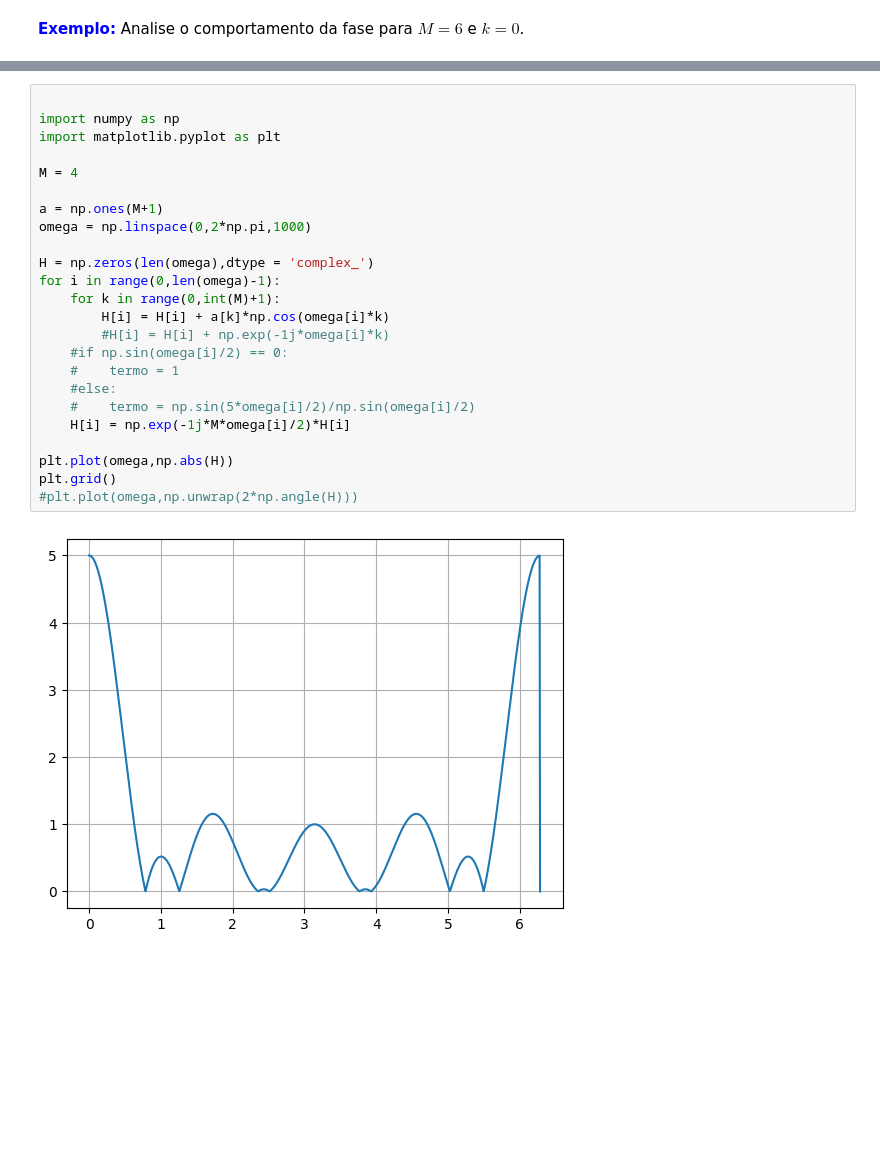
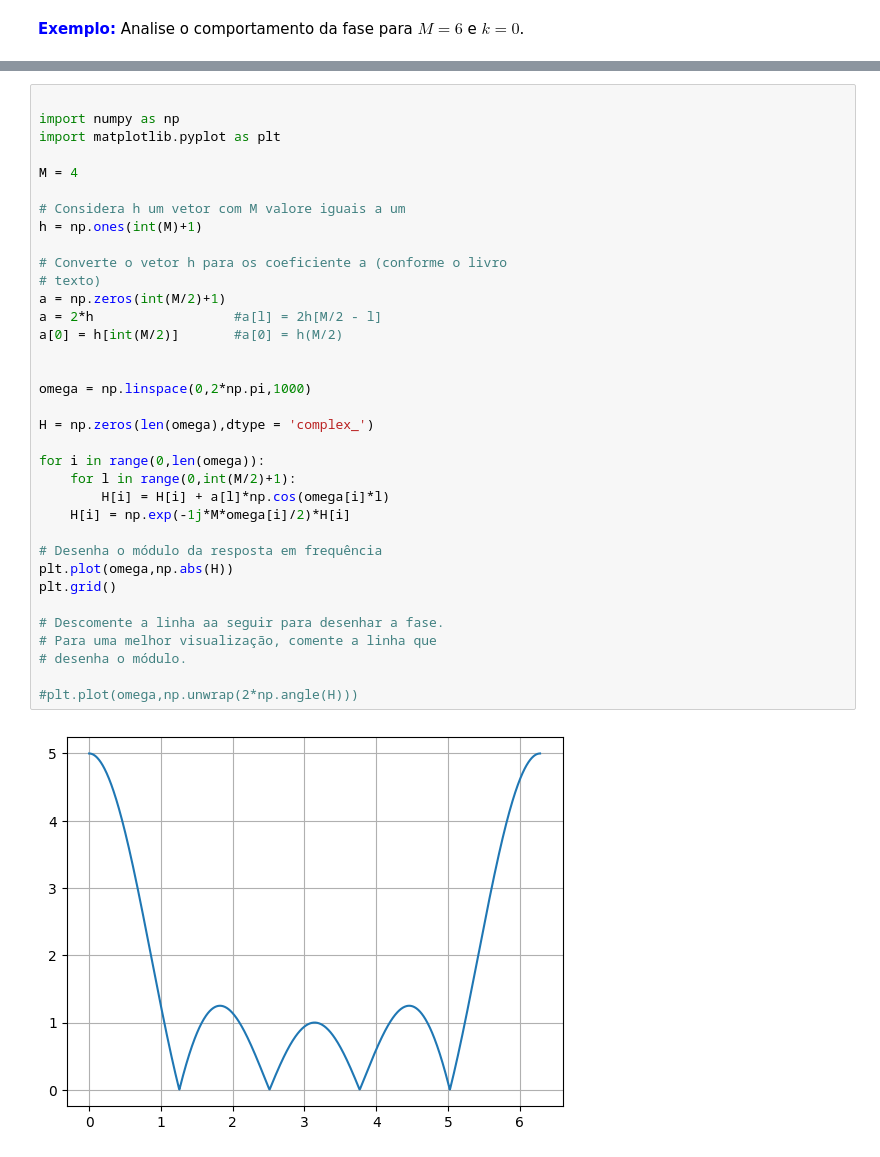
Before and after one commit to ecandeia/PDS, a Jupyter notebook: Filtros/Aula1-Filtros(AnaliseSistemas).ipynb, the cells around one changed output, grey strips where cells are left out. Saved outputs shown, nothing was run; the diff lists cells and outputs as text; blank space fills up the shorter version.

Commit message:
Desenhando H(omega) para filtro Tipo 1

```diff
--- a/Filtros/Aula1-Filtros(AnaliseSistemas).ipynb
+++ b/Filtros/Aula1-Filtros(AnaliseSistemas).ipynb
@@ -285,29 +281,40 @@ $$
 # %%
 
 import numpy as np
 import matplotlib.pyplot as plt
 
 M = 4
 
-a = np.ones(M+1)
+# Considera h um vetor com M valore iguais a um
+h = np.ones(int(M)+1)
+
+# Converte o vetor h para os coeficiente a (conforme o livro
+# texto)
+a = np.zeros(int(M/2)+1)
+a = 2*h                  #a[l] = 2h[M/2 - l]
+a[0] = h[int(M/2)]       #a[0] = h(M/2)
+
+
 omega = np.linspace(0,2*np.pi,1000)
 
 H = np.zeros(len(omega),dtype = 'complex_')
-for i in range(0,len(omega)-1):
-    for k in range(0,int(M)+1):
-        H[i] = H[i] + a[k]*np.cos(omega[i]*k)
-        #H[i] = H[i] + np.exp(-1j*omega[i]*k)
-    #if np.sin(omega[i]/2) == 0:
-    #    termo = 1
-    #else:
-    #    termo = np.sin(5*omega[i]/2)/np.sin(omega[i]/2)
+
+for i in range(0,len(omega)):
+    for l in range(0,int(M/2)+1):
+        H[i] = H[i] + a[l]*np.cos(omega[i]*l)
     H[i] = np.exp(-1j*M*omega[i]/2)*H[i]
 
+# Desenha o módulo da resposta em frequência
 plt.plot(omega,np.abs(H))
 plt.grid()
+
+# Descomente a linha aa seguir para desenhar a fase.
+# Para uma melhor visualização, comente a linha que
+# desenha o módulo.
+
 #plt.plot(omega,np.unwrap(2*np.angle(H)))
 # %% [output]
-[figure, old version]
+[figure, new version]
 # %% [markdown]
 ### Sistema FIR Fase Linear Tipo II.
 
```
Also changed, not shown: parts of 2 cells of this notebook.
